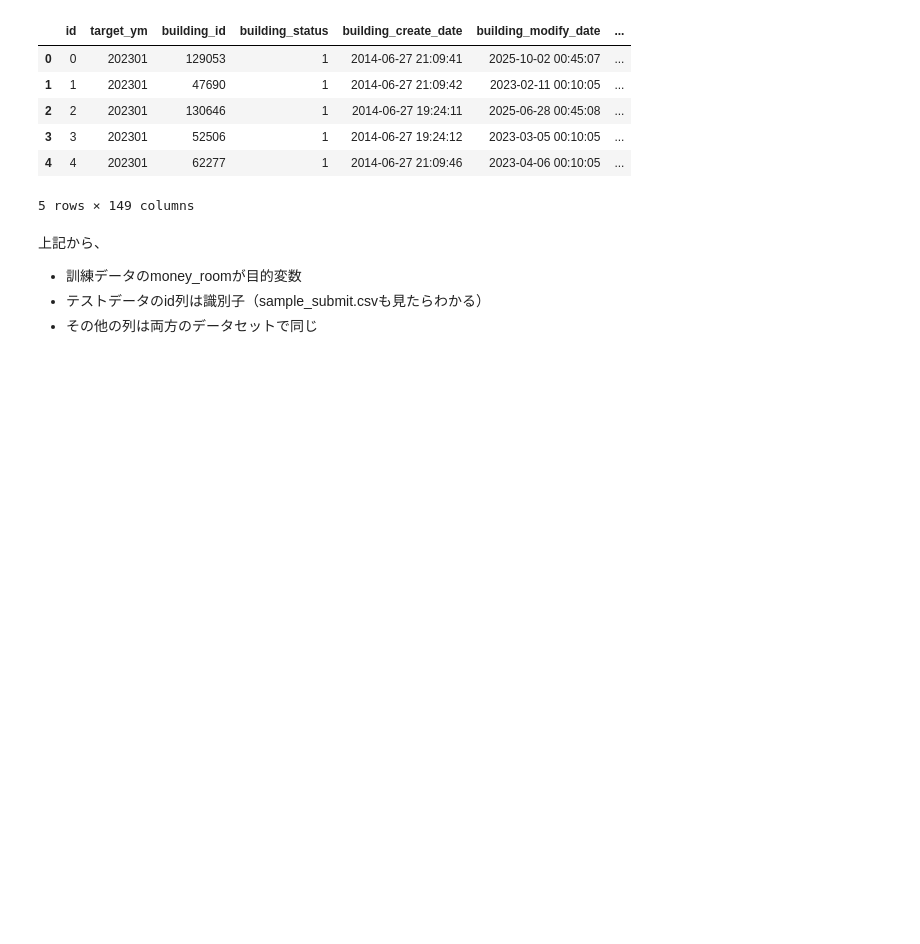
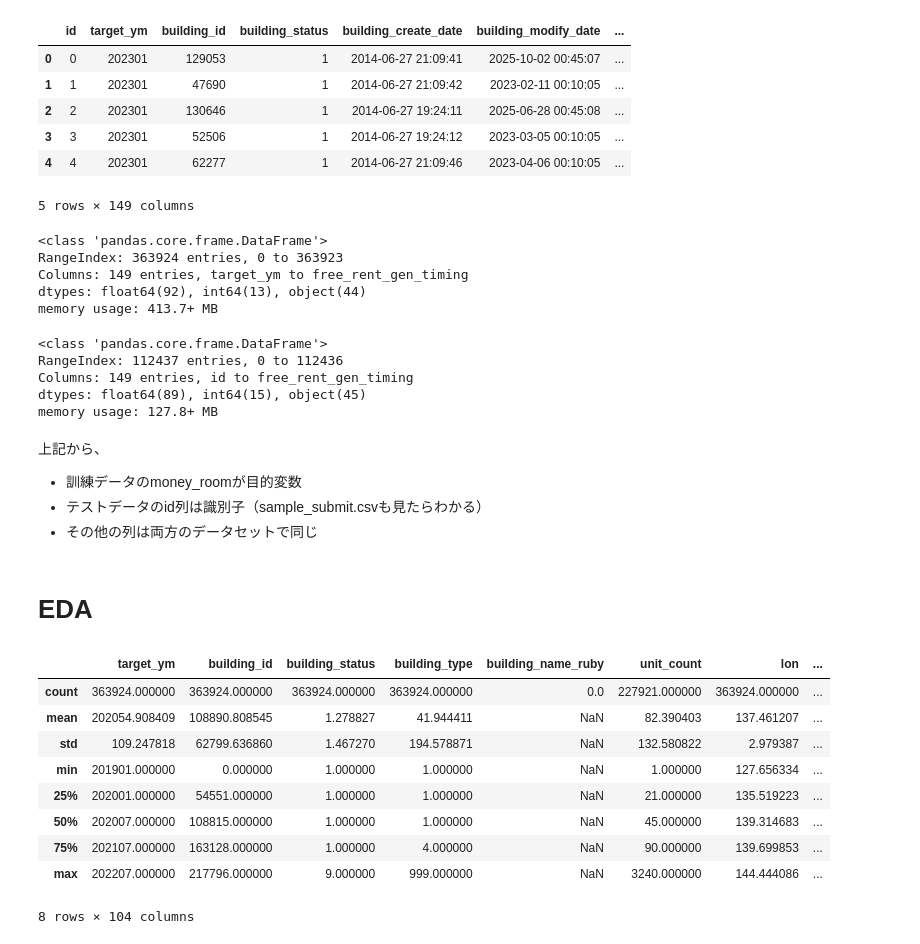
Before and after one commit to iwatsuki-yuuki/Signate_RealEstatePrices, a Jupyter notebook: notebooks/main.ipynb, the cells around one changed output. Drawn from its saved outputs; the diff is of its cells as text; code cells hidden in the pictures; blank space fills up the shorter version.

```diff
--- a/notebooks/main.ipynb
+++ b/notebooks/main.ipynb
@@ -52,6 +52,22 @@ df_test.head()
 | 3 | 3 | 202301 | 52506 | 1 | 2014-06-27 19:24:12 | 2023-03-05 00:10:05 | ... |
 | 4 | 4 | 202301 | 62277 | 1 | 2014-06-27 21:09:46 | 2023-04-06 00:10:05 | ... |
 5 rows × 149 columns
+# %%
+df_train.info()
+# %% [output]
+<class 'pandas.core.frame.DataFrame'>
+RangeIndex: 363924 entries, 0 to 363923
+Columns: 149 entries, target_ym to free_rent_gen_timing
+dtypes: float64(92), int64(13), object(44)
+memory usage: 413.7+ MB
+# %%
+df_test.info()
+# %% [output]
+<class 'pandas.core.frame.DataFrame'>
+RangeIndex: 112437 entries, 0 to 112436
+Columns: 149 entries, id to free_rent_gen_timing
+dtypes: float64(89), int64(15), object(45)
+memory usage: 127.8+ MB
 # %% [markdown]
 上記から、
 
@@ -61,0 +83,15 @@ df_test.head()
+# %% [markdown]
+# EDA
+# %%
+df_train.describe()
+# %% [output]
+|  | target_ym | building_id | building_status | building_type | building_name_ruby | unit_count | lon | ... |
+| count | 363924.000000 | 363924.000000 | 363924.000000 | 363924.000000 | 0.0 | 227921.000000 | 363924.000000 | ... |
+| mean | 202054.908409 | 108890.808545 | 1.278827 | 41.944411 | NaN | 82.390403 | 137.461207 | ... |
+| std | 109.247818 | 62799.636860 | 1.467270 | 194.578871 | NaN | 132.580822 | 2.979387 | ... |
+| min | 201901.000000 | 0.000000 | 1.000000 | 1.000000 | NaN | 1.000000 | 127.656334 | ... |
+| 25% | 202001.000000 | 54551.000000 | 1.000000 | 1.000000 | NaN | 21.000000 | 135.519223 | ... |
+| 50% | 202007.000000 | 108815.000000 | 1.000000 | 1.000000 | NaN | 45.000000 | 139.314683 | ... |
+| 75% | 202107.000000 | 163128.000000 | 1.000000 | 4.000000 | NaN | 90.000000 | 139.699853 | ... |
+| max | 202207.000000 | 217796.000000 | 9.000000 | 999.000000 | NaN | 3240.000000 | 144.444086 | ... |
+8 rows × 104 columns
```
Also changed, not shown: parts of 81 cells of this notebook.
